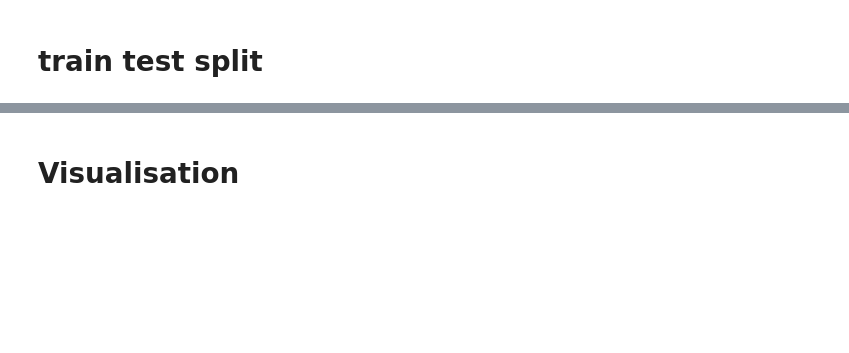
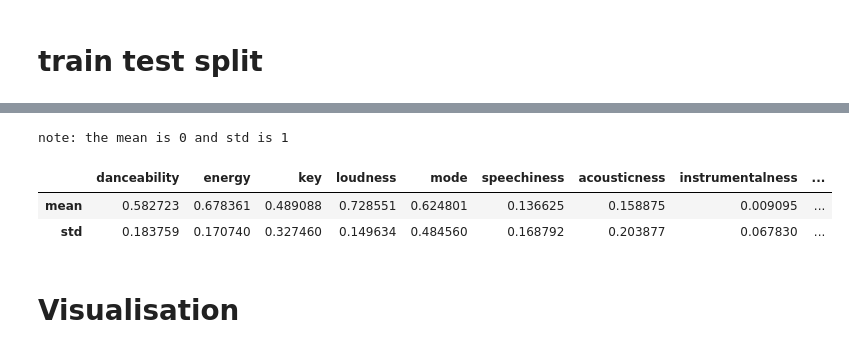
Before and after one commit to BabyBlue555/firstYear-semA-project, a Jupyter notebook: get-good-track-id.ipynb, the cells around one changed output, grey strips where cells are left out. Drawn from its saved outputs; the diff is of its cells as text; code cells hidden in the pictures; blank space fills up the shorter version.

```diff
--- a/get-good-track-id.ipynb
+++ b/get-good-track-id.ipynb
@@ -639,3 +641,11 @@ X
+# %%
+print('note: the mean is 0 and std is 1')
+X_train_normalized.describe()[numerical_features].iloc[[1, 2]]
+# %% [output]
+note: the mean is 0 and std is 1
+|  | danceability | energy | key | loudness | mode | speechiness | acousticness | instrumentalness | ... |
+| mean | 0.582723 | 0.678361 | 0.489088 | 0.728551 | 0.624801 | 0.136625 | 0.158875 | 0.009095 | ... |
+| std | 0.183759 | 0.170740 | 0.327460 | 0.149634 | 0.484560 | 0.168792 | 0.203877 | 0.067830 | ... |
 # %% [markdown]
 # Visualisation
 # %%
```
Also changed, not shown: parts of 88 cells of this notebook.
